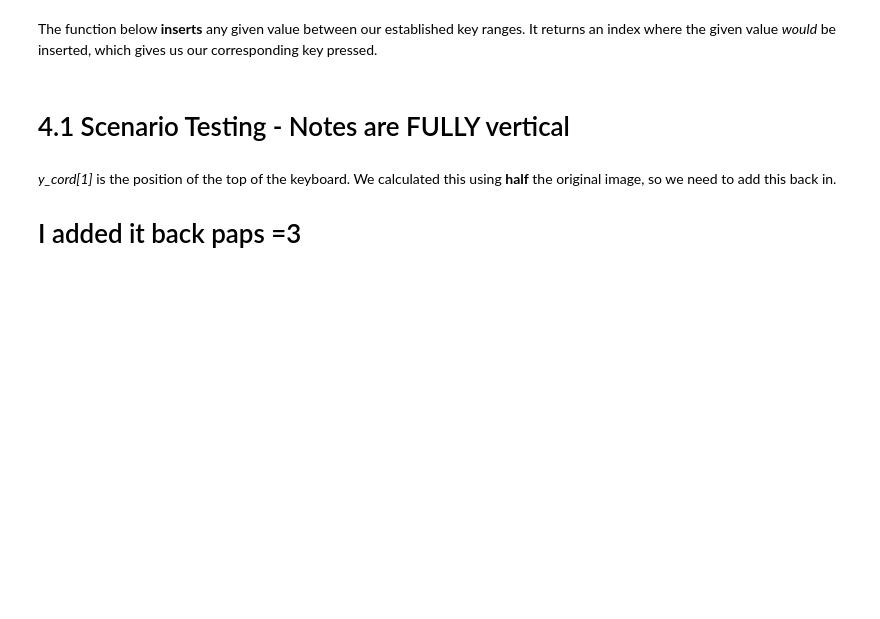
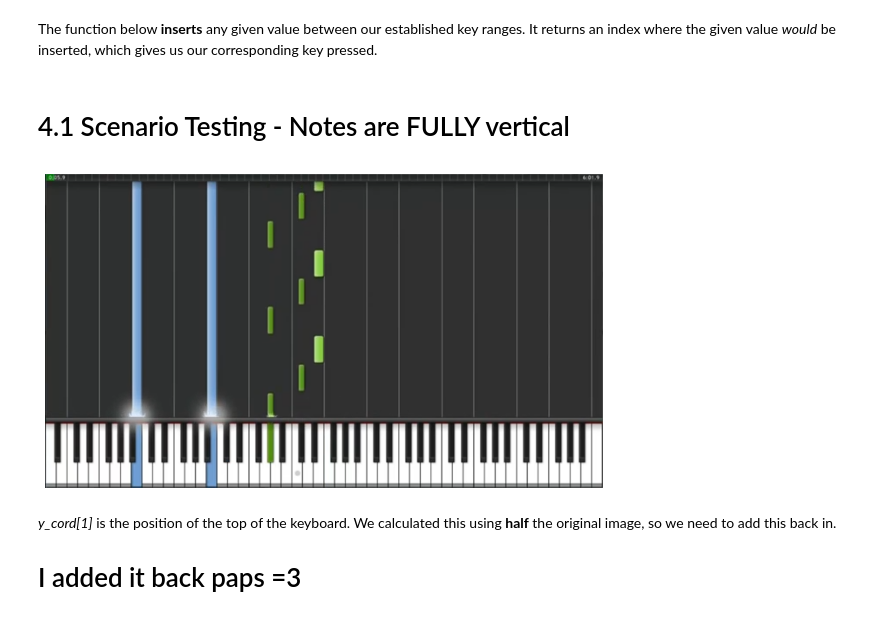
Before and after one commit to cooldecola/piano2sheet, a Jupyter notebook: src/testing/brian/brian's testing corner.ipynb, the cells around one changed output. Cells and saved outputs as stored; diff of their text form; code cells hidden in the pictures; blank space fills up the shorter version.

```diff
--- a/src/testing/brian/brian's testing corner.ipynb
+++ b/src/testing/brian/brian's testing corner.ipynb
@@ -286,16 +289,19 @@ note, index = key_pressed(full_key_list, 999)
 # %% [markdown]
 # 4.1 Scenario Testing - Notes are FULLY vertical
 # %%
-# #sample piano image from youtube
-# img_notes = cv2.imread("IMG_fully_vertical.png")
+#sample piano image from youtube
+img_notes = cv2.imread(root + "images\IMG_fully_vertical.png")
 
-# #converting to gray
-# gray_notes = cv2.cvtColor(img_notes, cv2.COLOR_BGR2GRAY)
-# img_notes_rgb = cv2.cvtColor(img_notes, cv2.COLOR_BGR2RGB)
+#converting to gray
+gray_notes = cv2.cvtColor(img_notes, cv2.COLOR_BGR2GRAY)
+img_notes_rgb = cv2.cvtColor(img_notes, cv2.COLOR_BGR2RGB)
 
-# plt.imshow(img_notes_rgb)
-# # plt.axis('off')
-# plt.show()
+plt.figure(figsize=(10,10))
+plt.imshow(img_notes_rgb)
+plt.axis('off')
+plt.show()
+# %% [output]
+[figure, added]
 # %% [markdown]
 *y_cord[1]* is the position of the top of the keyboard. We calculated this using **half** the original image, so we need to add this back in.
 
```
Also changed, not shown: parts of 25 cells of this notebook, 17 other files.
